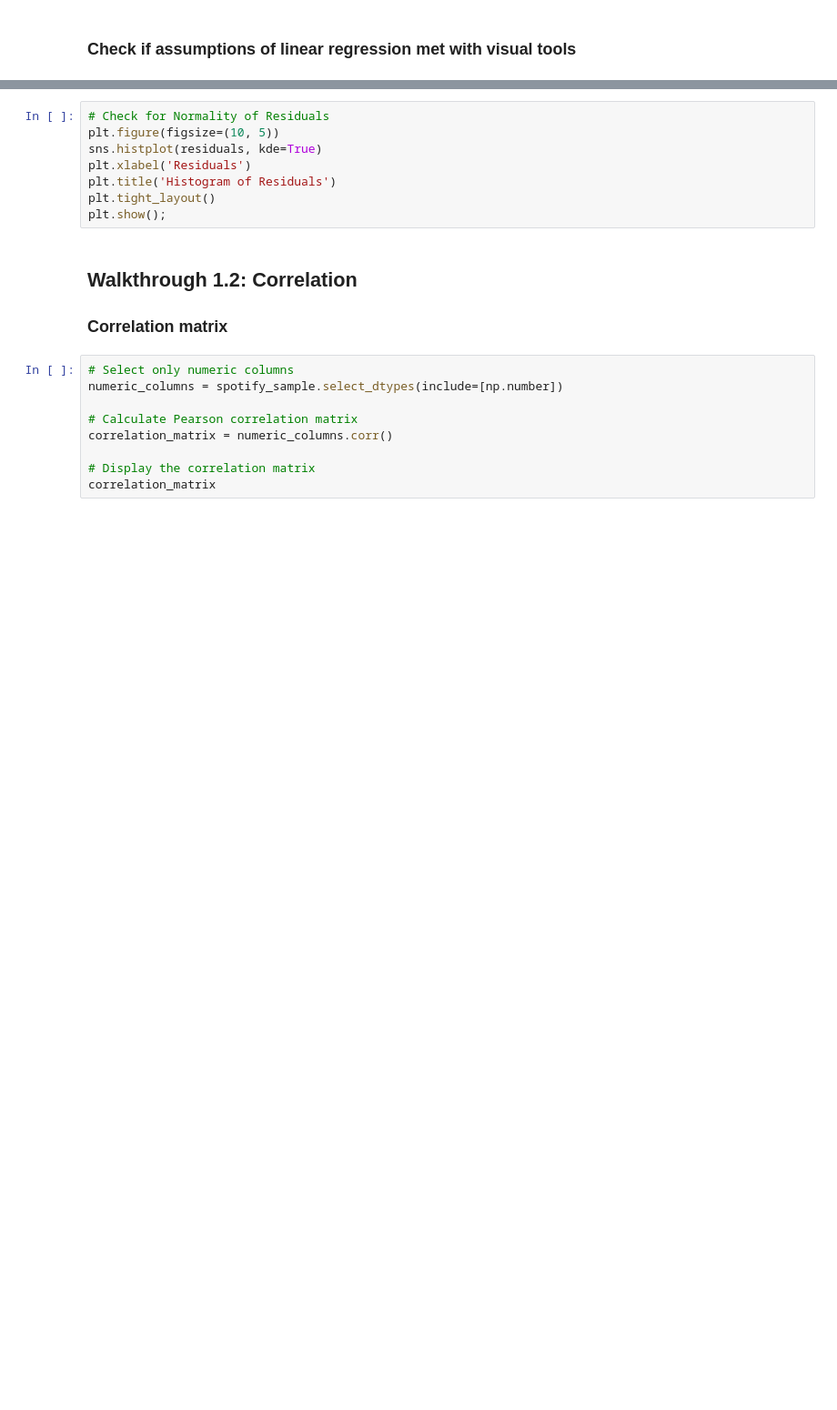
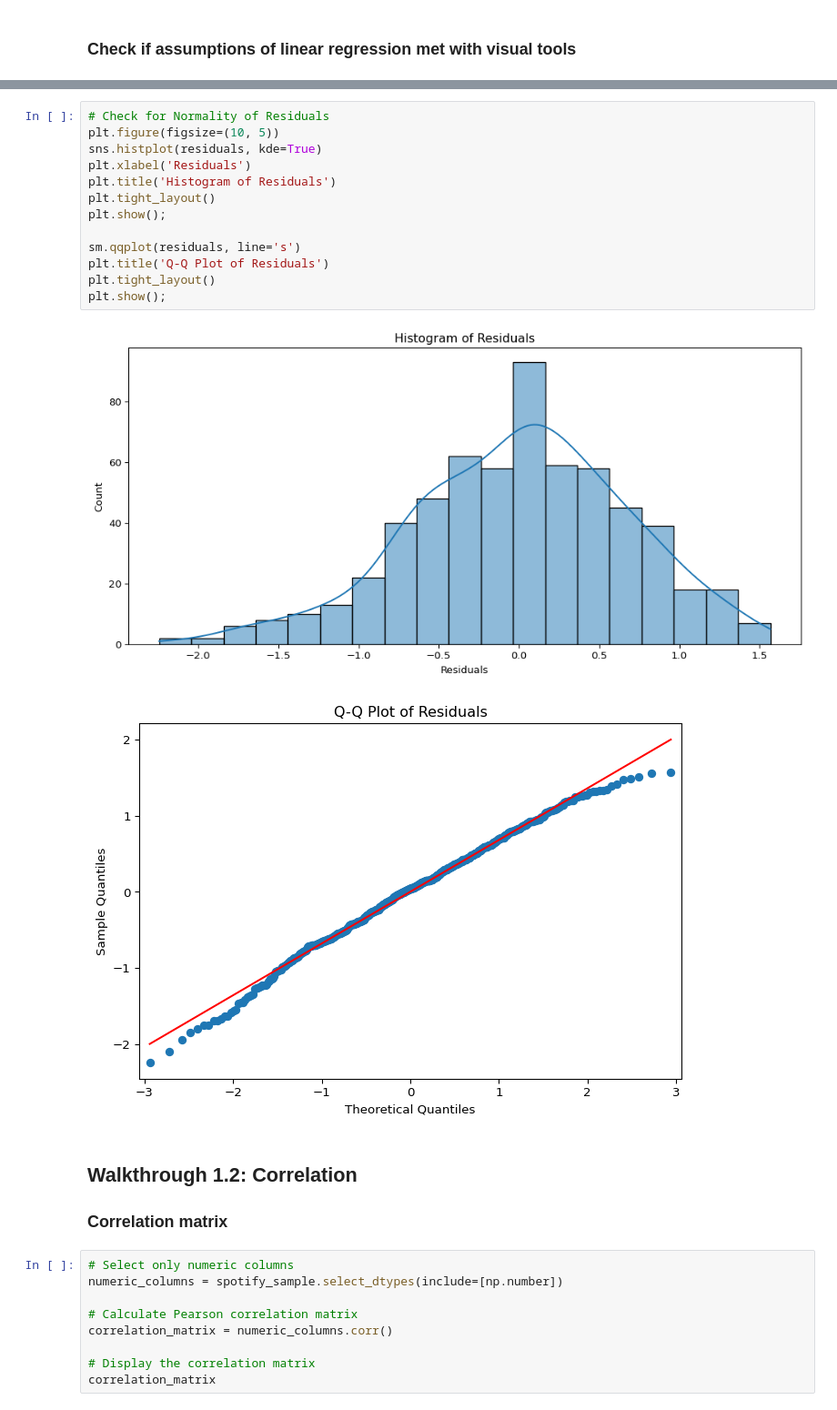
Before and after one commit to ismayc/oreilly-statistical-modeling-and-inference-with-python, a Jupyter notebook: exercises_solutions.ipynb, the cells around one changed output, grey strips where cells are left out. Shown at 91% size. Drawn from its saved outputs; the diff is of its cells as text; blank space fills up the shorter version.

```diff
--- a/exercises_solutions.ipynb
+++ b/exercises_solutions.ipynb
@@ -192,11 +219,19 @@ plt.show();
 # %%
 # Check for Normality of Residuals
 plt.figure(figsize=(10, 5))
 sns.histplot(residuals, kde=True)
 plt.xlabel('Residuals')
 plt.title('Histogram of Residuals')
 plt.tight_layout()
 plt.show();
+
+sm.qqplot(residuals, line='s')
+plt.title('Q-Q Plot of Residuals')
+plt.tight_layout()
+plt.show();
+# %% [output]
+[figure, added]
+[figure, added]
 # %% [markdown]
 ## Walkthrough 1.2: Correlation
 
```
Also changed, not shown: parts of 70 cells of this notebook, 5 other files.
